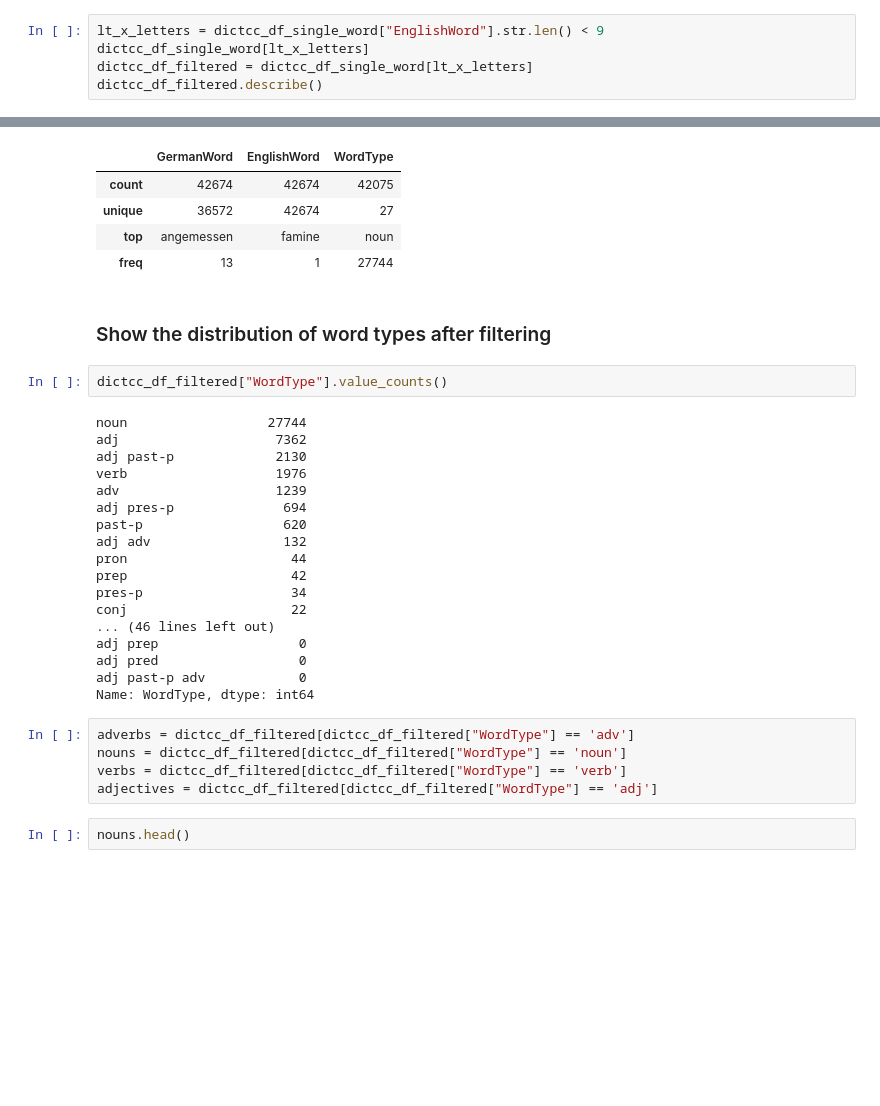
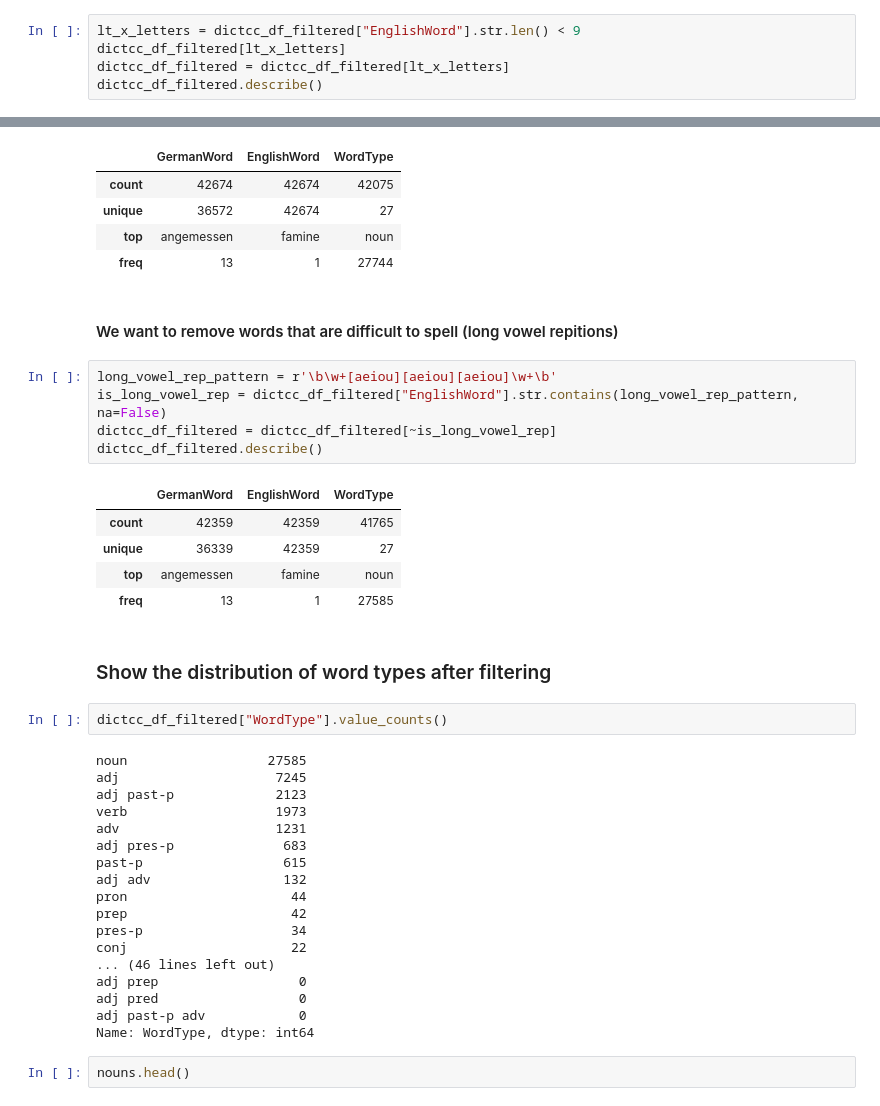
Before and after one commit to sdaros/placeword, a Jupyter notebook: dictcc_dictionary.ipynb, the cells around one changed output, grey strips where cells are left out. Drawn from its saved outputs; the diff is of its cells as text; blank space fills up the shorter version.

Commit message:
Simplify the filter rules

```diff
--- a/dictcc_dictionary.ipynb
+++ b/dictcc_dictionary.ipynb
@@ -115,9 +100,9 @@ dictcc_df_single_word.describe()
 # %% [markdown]
 #### We want results that are less than 'x' letters long
 # %%
-lt_x_letters = dictcc_df_single_word["EnglishWord"].str.len() < 9
-dictcc_df_single_word[lt_x_letters]
-dictcc_df_filtered = dictcc_df_single_word[lt_x_letters]
+lt_x_letters = dictcc_df_filtered["EnglishWord"].str.len() < 9
+dictcc_df_filtered[lt_x_letters]
+dictcc_df_filtered = dictcc_df_filtered[lt_x_letters]
 dictcc_df_filtered.describe()
 # %% [output]
 |  | GermanWord | EnglishWord | WordType |
@@ -136,18 +121,31 @@ dictcc_df_filtered.describe()
 | unique | 36572 | 42674 | 27 |
 | top | angemessen | famine | noun |
 | freq | 13 | 1 | 27744 |
+# %% [markdown]
+#### We want to remove words that are difficult to spell (long vowel repitions)
+# %%
+long_vowel_rep_pattern = r'\b\w+[aeiou][aeiou][aeiou]\w+\b'
+is_long_vowel_rep = dictcc_df_filtered["EnglishWord"].str.contains(long_vowel_rep_pattern, na=False)
+dictcc_df_filtered = dictcc_df_filtered[~is_long_vowel_rep]
+dictcc_df_filtered.describe()
+# %% [output]
+|  | GermanWord | EnglishWord | WordType |
+| count | 42359 | 42359 | 41765 |
+| unique | 36339 | 42359 | 27 |
+| top | angemessen | famine | noun |
+| freq | 13 | 1 | 27585 |
 # %% [markdown]
 ### Show the distribution of word types after filtering
 # %%
 dictcc_df_filtered["WordType"].value_counts()
 # %% [output]
-noun                  27744
-adj                    7362
-adj past-p             2130
-verb                   1976
-adv                    1239
-adj pres-p              694
-past-p                  620
+noun                  27585
+adj                    7245
+adj past-p             2123
+verb                   1973
+adv                    1231
+adj pres-p              683
+past-p                  615
 adj adv                 132
 pron                     44
 prep                     42
@@ -158,11 +156,6 @@ adj prep                  0
 adj pred                  0
 adj past-p adv            0
 Name: WordType, dtype: int64
-# %%
-adverbs = dictcc_df_filtered[dictcc_df_filtered["WordType"] == 'adv']
-nouns = dictcc_df_filtered[dictcc_df_filtered["WordType"] == 'noun']
-verbs = dictcc_df_filtered[dictcc_df_filtered["WordType"] == 'verb']
-adjectives = dictcc_df_filtered[dictcc_df_filtered["WordType"] == 'adj']
 # %%
 nouns.head()
 # %% [output]
```
Also changed, not shown: parts of 7 cells of this notebook.
